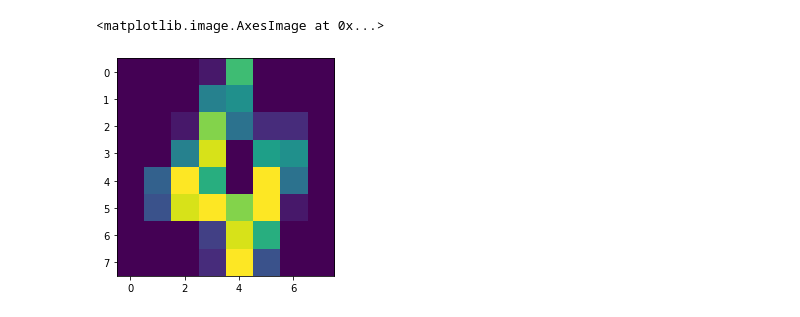
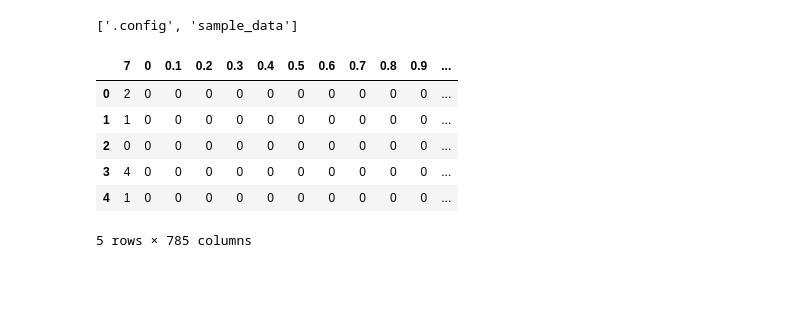
Before and after one commit to Jijzzz/Mycaptain, a Jupyter notebook: Image_Classifier.ipynb, the cells around one changed output. Drawn from its saved outputs; the diff is of its cells as text; code cells hidden in the pictures; blank space fills up the shorter version.

```diff
--- a/Image_Classifier.ipynb
+++ b/Image_Classifier.ipynb
@@ -20,6 +14,19 @@ type(digits.data)
-# %%
-plt.imshow(digits.data)
-plt.imshow(digits.images[4])
-# %% [output]
-<matplotlib.image.AxesImage at 0x...>
-[figure, removed]
+# %%
+#To get the name of csv file
+import os
+os.getcwd()
+os.listdir(os.getcwd())
+# %% [output]
+['.config', 'sample_data']
+# %%
+#Read from pandas
+data = pd.read_csv('/content/sample_data/mnist_test.csv')
+data.head(5)
+# %% [output]
+|  | 7 | 0 | 0.1 | 0.2 | 0.3 | 0.4 | 0.5 | 0.6 | 0.7 | 0.8 | 0.9 | ... |
+| 0 | 2 | 0 | 0 | 0 | 0 | 0 | 0 | 0 | 0 | 0 | 0 | ... |
+| 1 | 1 | 0 | 0 | 0 | 0 | 0 | 0 | 0 | 0 | 0 | 0 | ... |
+| 2 | 0 | 0 | 0 | 0 | 0 | 0 | 0 | 0 | 0 | 0 | 0 | ... |
+| 3 | 4 | 0 | 0 | 0 | 0 | 0 | 0 | 0 | 0 | 0 | 0 | ... |
+| 4 | 1 | 0 | 0 | 0 | 0 | 0 | 0 | 0 | 0 | 0 | 0 | ... |
+5 rows × 785 columns
```
Also changed, not shown: parts of 15 cells of this notebook.
